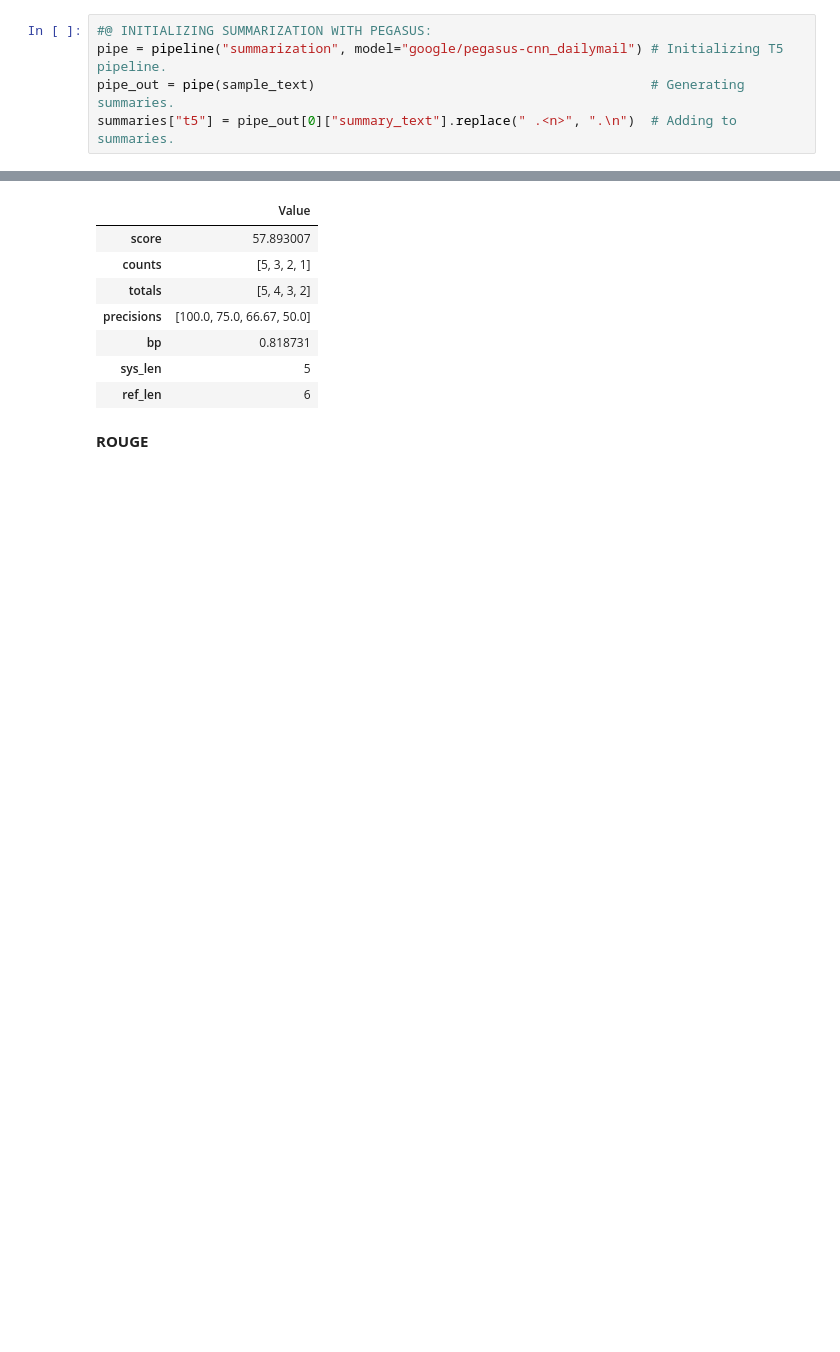
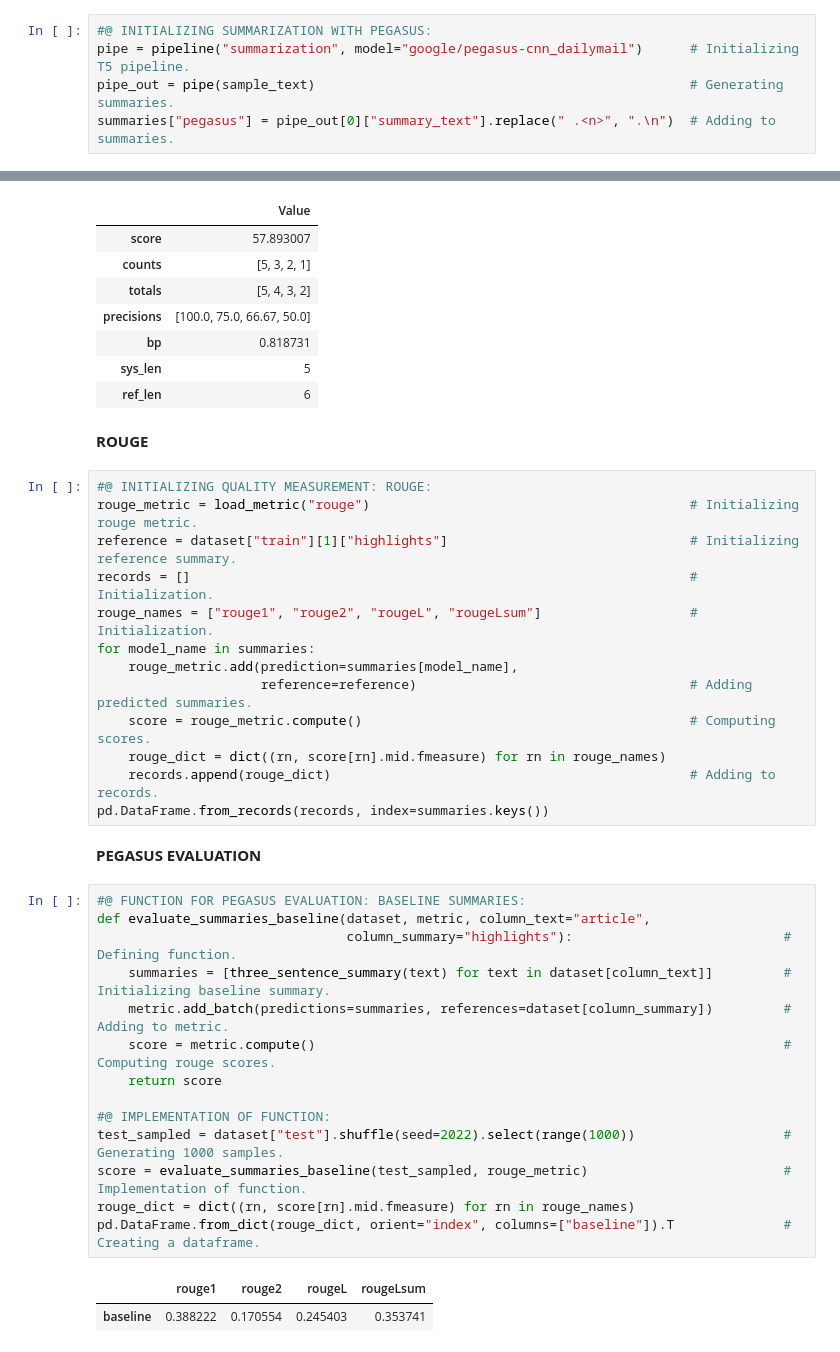
Before and after one commit to ThinamXx/Transformers_NLP, a Jupyter notebook: 02. NLP with Transformers/06. Summarization/Summarization.ipynb, the cells around one changed output, grey strips where cells are left out. Drawn from its saved outputs; the diff is of its cells as text; blank space fills up the shorter version.

```diff
--- a/02. NLP with Transformers/06. Summarization/Summarization.ipynb
+++ b/02. NLP with Transformers/06. Summarization/Summarization.ipynb
@@ -112,9 +114,9 @@ summaries["bart"] = "\n".join(sent_tokenize(
 **PEGASUS**
 # %%
 #@ INITIALIZING SUMMARIZATION WITH PEGASUS:
-pipe = pipeline("summarization", model="google/pegasus-cnn_dailymail") # Initializing T5 pipeline.
-pipe_out = pipe(sample_text)                                           # Generating summaries.
-summaries["t5"] = pipe_out[0]["summary_text"].replace(" .<n>", ".\n")  # Adding to summaries.
+pipe = pipeline("summarization", model="google/pegasus-cnn_dailymail")      # Initializing T5 pipeline.
+pipe_out = pipe(sample_text)                                                # Generating summaries.
+summaries["pegasus"] = pipe_out[0]["summary_text"].replace(" .<n>", ".\n")  # Adding to summaries.
 # %% [markdown]
 **Comparing Different Summaries**
 # %%
@@ -183,3 +185,35 @@ pd.DataFrame.from_dict(results, orient="index", columns=["Value"])      # Creati
 | ref_len | 6 |
 # %% [markdown]
 **ROUGE**
+# %%
+#@ INITIALIZING QUALITY MEASUREMENT: ROUGE:
+rouge_metric = load_metric("rouge")                                         # Initializing rouge metric.
+reference = dataset["train"][1]["highlights"]                               # Initializing reference summary.
+records = []                                                                # Initialization.
+rouge_names = ["rouge1", "rouge2", "rougeL", "rougeLsum"]                   # Initialization.
+for model_name in summaries:
+    rouge_metric.add(prediction=summaries[model_name],
+                     reference=reference)                                   # Adding predicted summaries.
+    score = rouge_metric.compute()                                          # Computing scores.
+    rouge_dict = dict((rn, score[rn].mid.fmeasure) for rn in rouge_names)
+    records.append(rouge_dict)                                              # Adding to records.
+pd.DataFrame.from_records(records, index=summaries.keys())
+# %% [markdown]
+**PEGASUS EVALUATION**
+# %%
+#@ FUNCTION FOR PEGASUS EVALUATION: BASELINE SUMMARIES:
+def evaluate_summaries_baseline(dataset, metric, column_text="article",
+                                column_summary="highlights"):                           # Defining function.
+    summaries = [three_sentence_summary(text) for text in dataset[column_text]]         # Initializing baseline summary.
+    metric.add_batch(predictions=summaries, references=dataset[column_summary])         # Adding to metric.
+    score = metric.compute()                                                            # Computing rouge scores.
+    return score
+
+#@ IMPLEMENTATION OF FUNCTION:
+test_sampled = dataset["test"].shuffle(seed=2022).select(range(1000))                   # Generating 1000 samples.
+score = evaluate_summaries_baseline(test_sampled, rouge_metric)                         # Implementation of function.
+rouge_dict = dict((rn, score[rn].mid.fmeasure) for rn in rouge_names)
+pd.DataFrame.from_dict(rouge_dict, orient="index", columns=["baseline"]).T              # Creating a dataframe.
+# %% [output]
+|  | rouge1 | rouge2 | rougeL | rougeLsum |
+| baseline | 0.388222 | 0.170554 | 0.245403 | 0.353741 |
```
Also changed, not shown: parts of 4 cells of this notebook.
